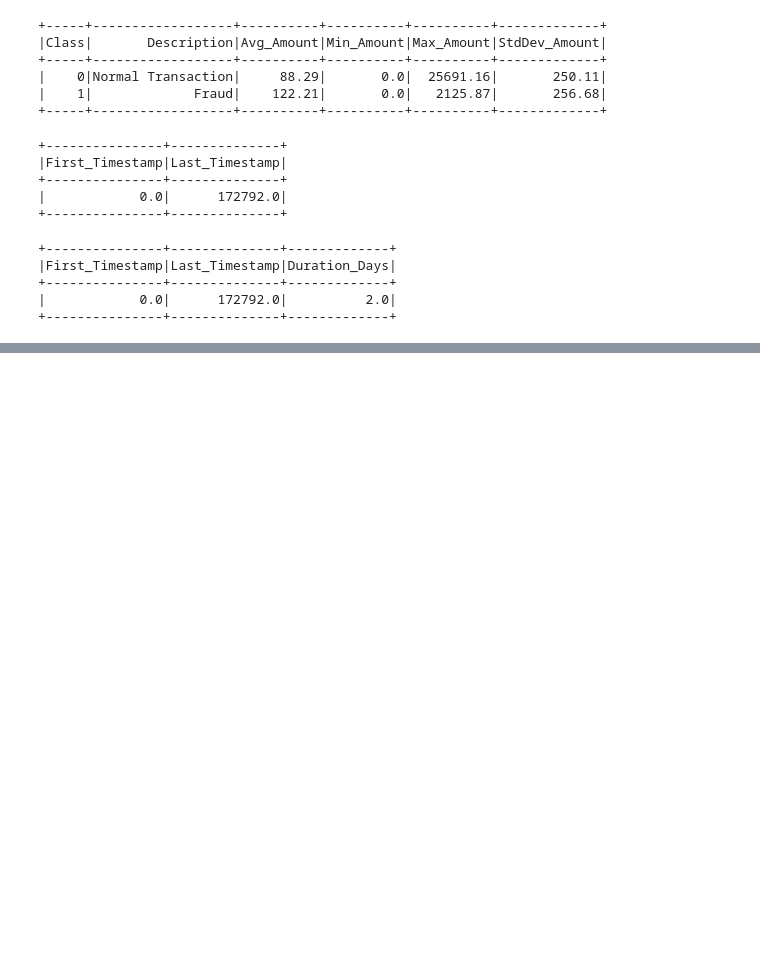
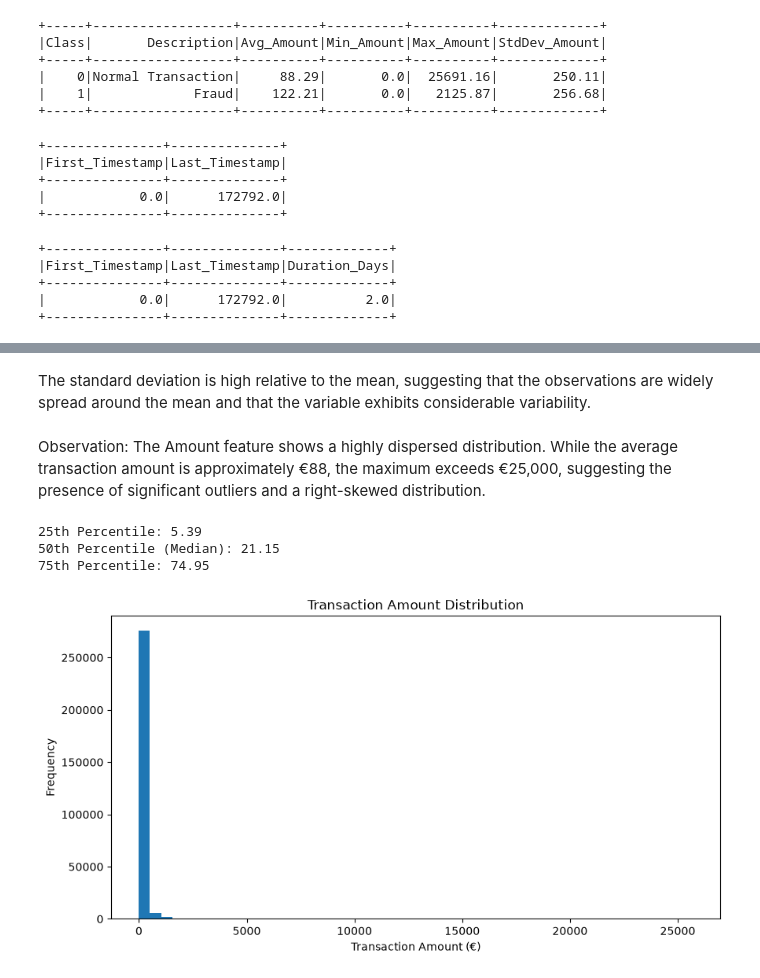
Before and after one commit to Megapixel777/fraud-detection-ai, a Jupyter notebook: notebooks/02_data_exploration.ipynb, the cells around one changed output, grey strips where cells are left out. Cells and saved outputs as stored; diff of their text form; code cells hidden in the pictures; blank space fills up the shorter version.

Commit message:
Complete amount distribution exploratory analysis

```diff
--- a/notebooks/02_data_exploration.ipynb
+++ b/notebooks/02_data_exploration.ipynb
@@ -256,0 +303,37 @@ time_stats_df.show()
+# %% [markdown]
+The standard deviation is high relative to the mean, suggesting that the observations are widely spread around the mean and that the variable exhibits considerable variability.
+# %% [markdown]
+Observation: The Amount feature shows a highly dispersed distribution. While the average transaction amount is approximately €88, the maximum exceeds €25,000, suggesting the presence of significant outliers and a right-skewed distribution.
+# %%
+amount_percentiles = df.approxQuantile("Amount", [0.25, 0.5, 0.75], 0.01)
+
+print(f"25th Percentile: {amount_percentiles[0]:,.2f}")
+print(f"50th Percentile (Median): {amount_percentiles[1]:,.2f}")
+print(f"75th Percentile: {amount_percentiles[2]:,.2f}")
+# %% [output]
+25th Percentile: 5.39
+50th Percentile (Median): 21.15
+75th Percentile: 74.95
+# %%
+amount_pd = (
+    df
+    .select("Amount")
+    .toPandas()
+)
+# %%
+import matplotlib.pyplot as plt
+
+plt.figure(figsize=(10,5))
+
+plt.hist(
+    amount_pd["Amount"],
+    bins=50
+)
+
+plt.title("Transaction Amount Distribution")
+plt.xlabel("Transaction Amount (€)")
+plt.ylabel("Frequency")
+
+plt.show()
+# %% [output]
+[figure, added]
```
Also changed, not shown: parts of 10 cells of this notebook.
